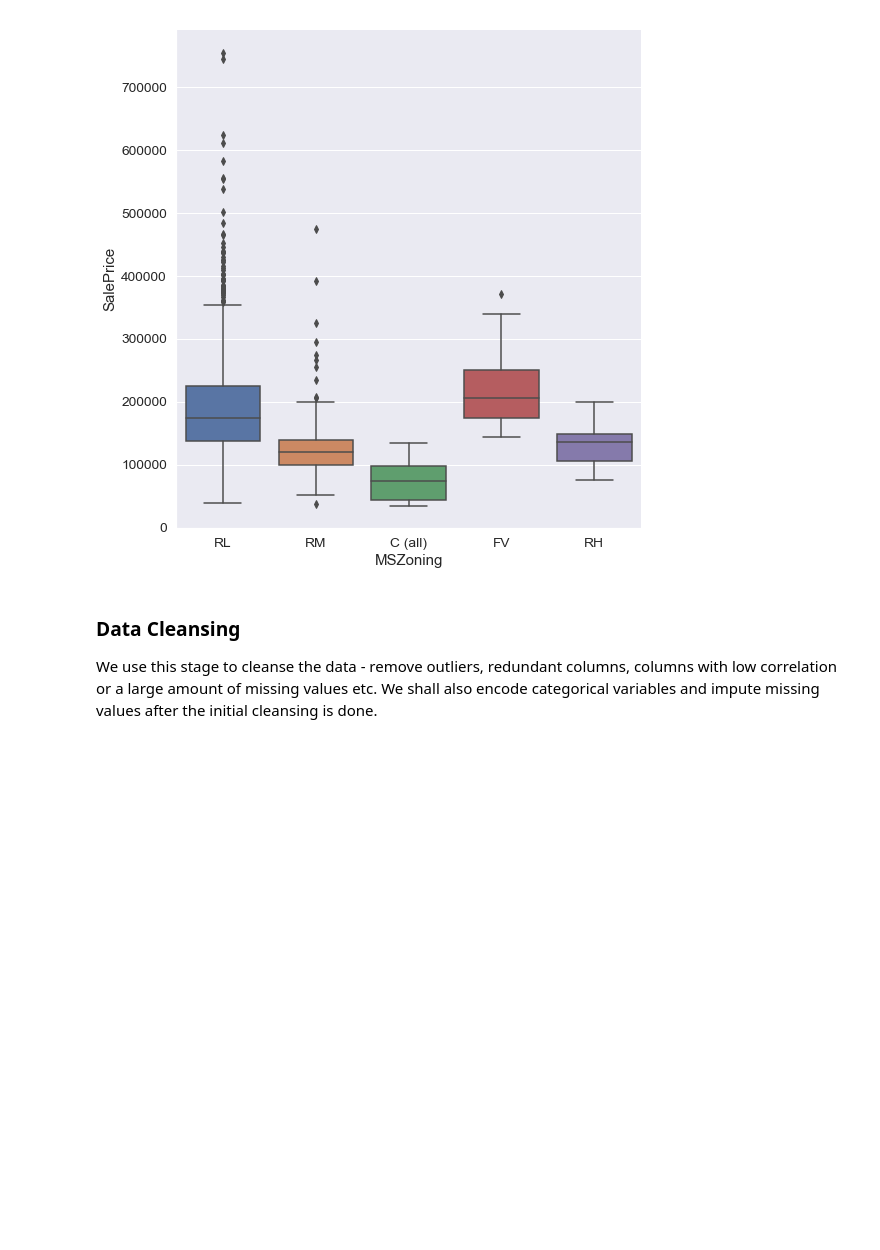
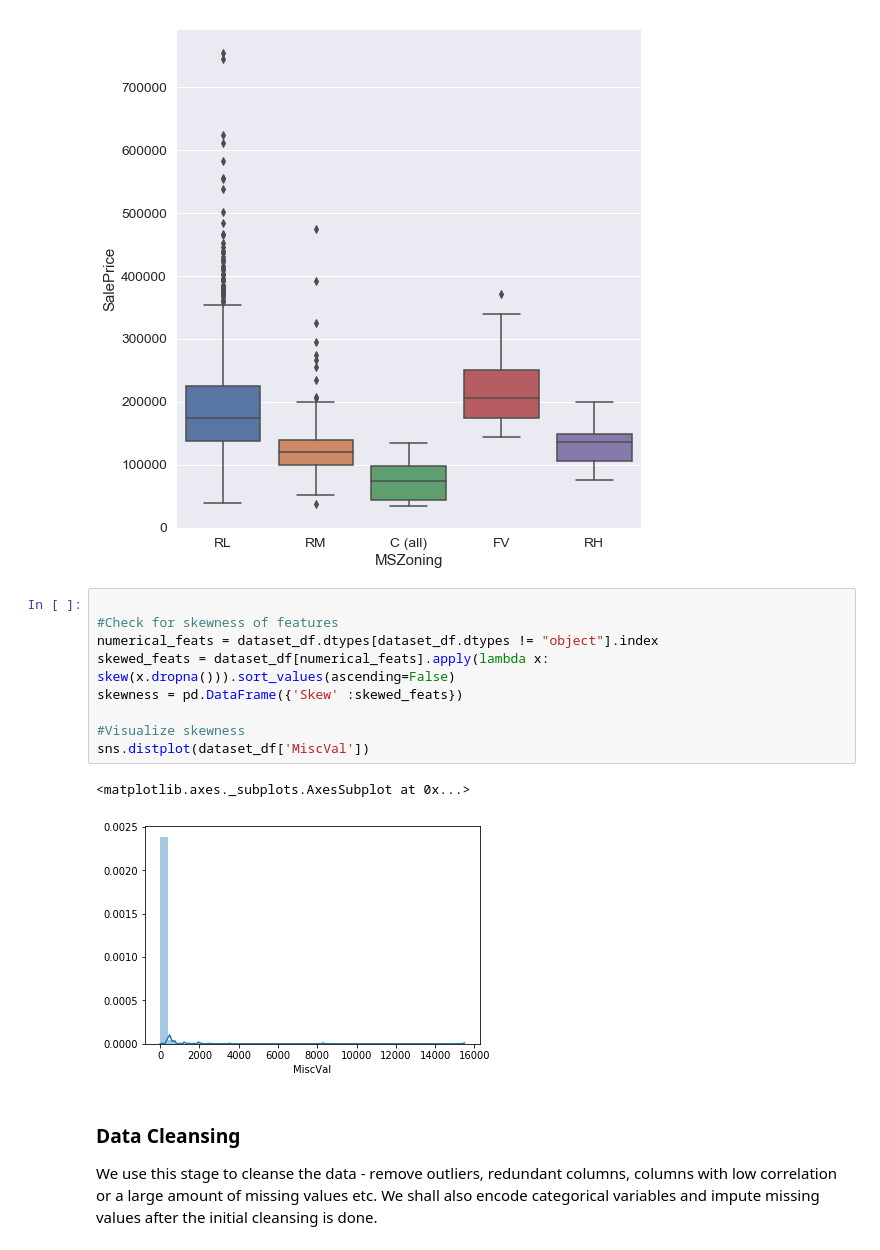
Before and after one commit to tkmaker/HousePricePrediction, a Jupyter notebook: DataPreparation.ipynb, the cells around one changed output. Cells and saved outputs as stored; diff of their text form; blank space fills up the shorter version.

```diff
--- a/DataPreparation.ipynb
+++ b/DataPreparation.ipynb
@@ -283,6 +281,18 @@ sns.catplot(x='MSZoning',y='SalePrice', data=dataset_df,
 # %% [output]
 <seaborn.axisgrid.FacetGrid at 0x...>
 [figure]
+# %%
+
+#Check for skewness of features
+numerical_feats = dataset_df.dtypes[dataset_df.dtypes != "object"].index
+skewed_feats = dataset_df[numerical_feats].apply(lambda x: skew(x.dropna())).sort_values(ascending=False)
+skewness = pd.DataFrame({'Skew' :skewed_feats})
+
+#Visualize skewness
+sns.distplot(dataset_df['MiscVal'])
+# %% [output]
+<matplotlib.axes._subplots.AxesSubplot at 0x...>
+[figure, added]
 # %% [markdown]
 ### Data Cleansing
 
```
Also changed, not shown: parts of 11 cells of this notebook, 7 other files.
